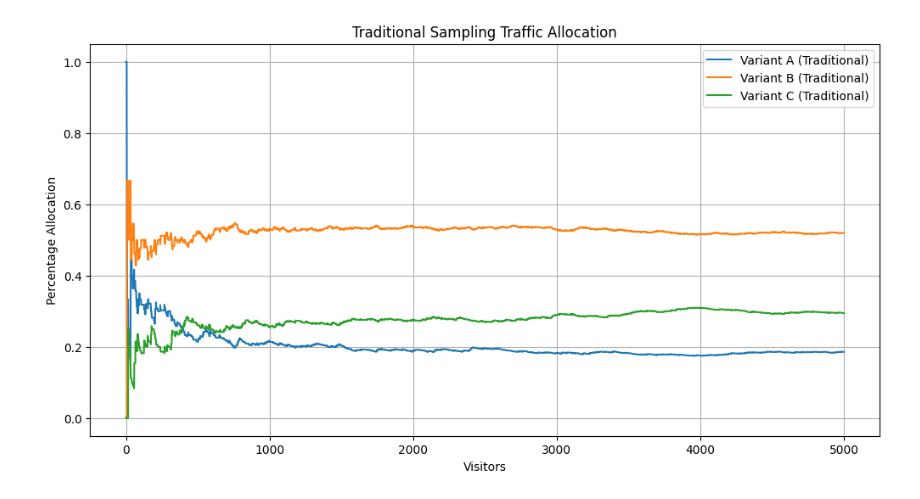
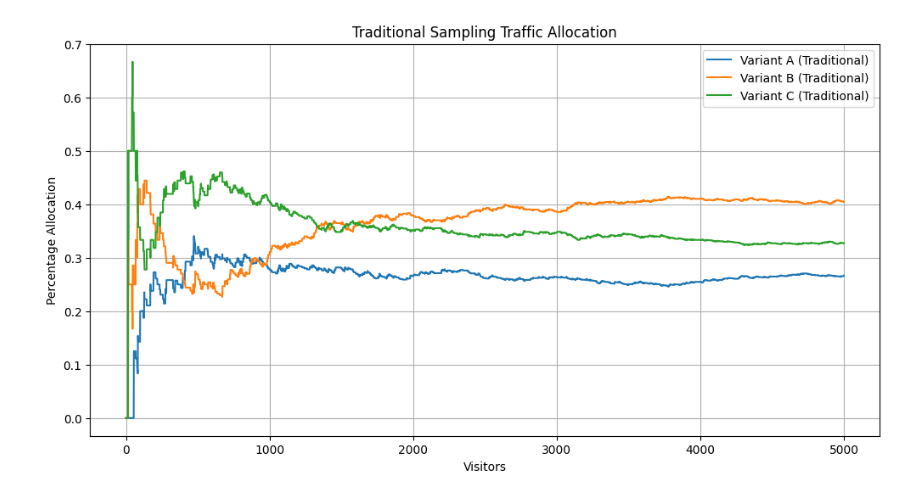
Before and after one commit to alexanderrvidal/Multi-Armed-Bandit, a Jupyter notebook: abc_test_MAB.ipynb, the cells around one changed output. Drawn from its saved outputs; the diff is of its cells as text; code cells hidden in the pictures.

Commit message:
fixed plot divide error

```diff
--- a/abc_test_MAB.ipynb
+++ b/abc_test_MAB.ipynb
@@ -167,7 +167,7 @@ def reward_function(arm: int):
     :param arm: The arm (website version) selected.
     :return: Reward (number of conversions or success probability).
     """
-    conversion_rates = [0.1, 0.25, 0.15]  # Conversion rates for different website variants
+    conversion_rates = [0.1, 0.15, 0.13]  # Conversion rates for different website variants
     return np.random.binomial(1, conversion_rates[arm])  # Simulate a conversion (1 or 0)
 # %%
 
@@ -234,19 +234,19 @@ plt.show()
 # %%
 # plot the percentage allocation for each number of visitors for traditional sampling
 _, rewards = traditional.simulate(visitors, reward_function)
 traditional_cumulative_rewards = np.array(rewards).cumsum(axis=0)
 # Plot allocation percentages
 plt.figure(figsize=(12, 6))
 for i in range(num_arms):
-    plt.plot(traditional_cumulative_rewards[:,i]/traditional_cumulative_rewards.sum(axis=1),
+    plt.plot(traditional_cumulative_rewards[:,i]/(traditional_cumulative_rewards.sum(axis=1)+1),
              label=f'Variant {chr(65+i)} (Traditional)')
 plt.title('Traditional Sampling Traffic Allocation')
 plt.xlabel('Visitors')
 plt.ylabel('Percentage Allocation')
 plt.legend()
 plt.grid(True)
 # %% [output]
-[figure, old version]
+[figure, new version]
 # %%
 # plot the percentage allocation for each number of visitors for traditional sampling
 _, rewards = thompson_bandit.simulate(visitors, reward_function)
```
Also changed, not shown: parts of 7 cells of this notebook.
